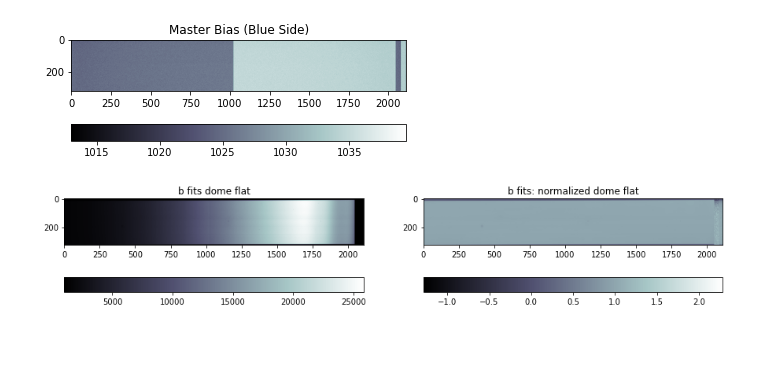
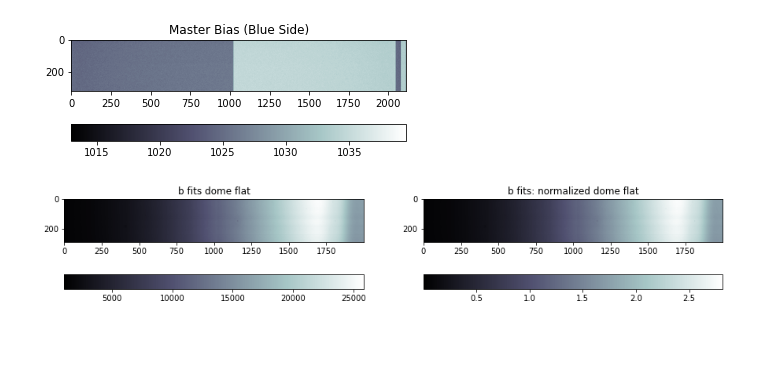
Before and after one commit to Pl4to42/PHYS-164-Lab-2, a Jupyter notebook: lab2_spectral_reduction.ipynb, the cells around one changed output. Drawn from its saved outputs; the diff is of its cells as text; code cells hidden in the pictures.

```diff
--- a/lab2_spectral_reduction.ipynb
+++ b/lab2_spectral_reduction.ipynb
@@ -50,20 +54,20 @@ b_domedata = [fits.getdata(i) for i in b_domefiles]
 b_masterdome = special_median(b_domedata)# shape (312,2112)
 
 # bias subtracting and normalizing the dome flat
-b_norm_flat = (b_masterdome - b_masterbias) / special_median(b_masterdome - b_masterbias)
+b_norm_flat = (b_masterdome - b_masterbias) / median((b_masterdome - b_masterbias).flatten())
 # %%
 # good news : this basically looks the same as the individual dome flats... source trust me bro
 fig, ax = plt.subplots(1,2,figsize=(15,5))
 
-b_im1 = ax[0].imshow(b_masterdome, cmap='bone')
+b_im1 = ax[0].imshow(b_masterdome[10:300,0:2000], cmap='bone')
 ax[0].set_title('b fits dome flat');
 b_cbar1 = fig.colorbar(b_im1, ax=ax[0], orientation='horizontal')
 
-b_im2 = ax[1].imshow(b_norm_flat, cmap='bone')
+b_im2 = ax[1].imshow(b_norm_flat[10:300,0:2000], cmap='bone')
 ax[1].set_title('b fits: normalized dome flat');
 b_cbar2 = fig.colorbar(b_im2, ax=ax[1], orientation='horizontal')
 # %% [output]
-[figure, old version]
+[figure, new version]
 # %% [markdown]
 #
 # %% [markdown]
```
Also changed, not shown: parts of 15 cells of this notebook.
